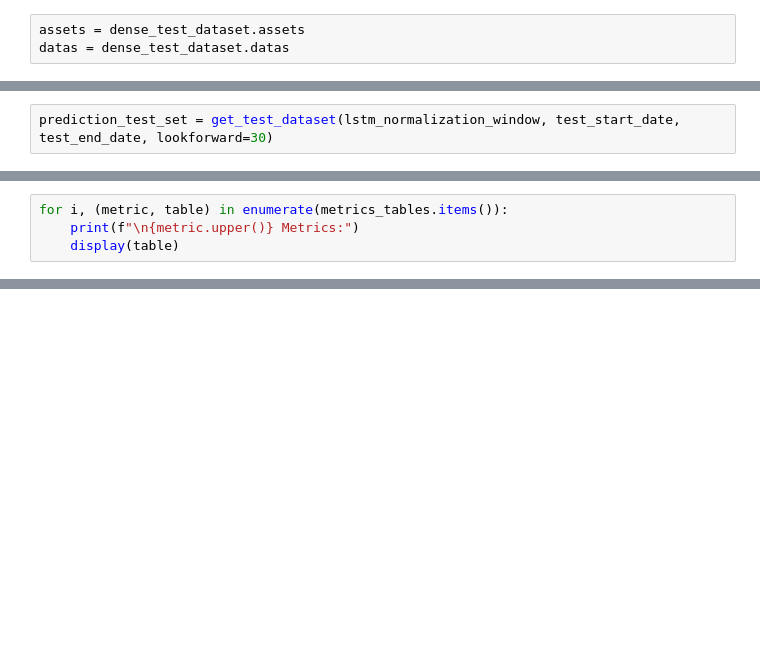
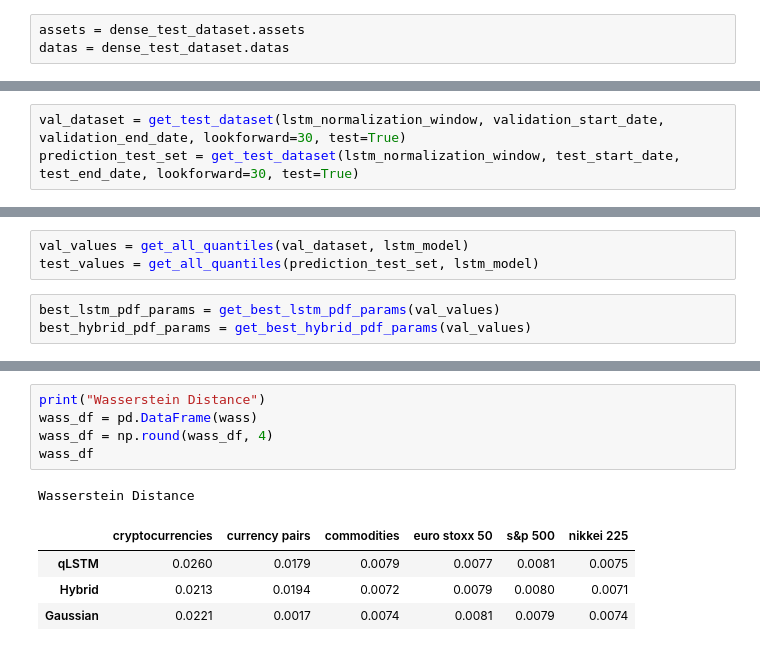
Before and after one commit to izzak98/dist-pred, a Jupyter notebook: results.ipynb, the cells around one changed output, grey strips where cells are left out. Cells and saved outputs as stored; diff of their text form; blank space fills up the shorter version.

```diff
--- a/results.ipynb
+++ b/results.ipynb
@@ -392,2 +414,3 @@ def print_aggregate_metrics(metrics: Dict):
 # %%
-prediction_test_set = get_test_dataset(lstm_normalization_window, test_start_date, test_end_date, lookforward=30)
+val_dataset = get_test_dataset(lstm_normalization_window, validation_start_date, validation_end_date, lookforward=30, test=True)
+prediction_test_set = get_test_dataset(lstm_normalization_window, test_start_date, test_end_date, lookforward=30, test=True)
@@ -623,4 +417,6 @@ metrics_tables = generate_metric_tables(results_df)
-# %%
-for i, (metric, table) in enumerate(metrics_tables.items()):
-    print(f"\n{metric.upper()} Metrics:")
-    display(table)
+# %%
+val_values = get_all_quantiles(val_dataset, lstm_model)
+test_values = get_all_quantiles(prediction_test_set, lstm_model)
+# %%
+best_lstm_pdf_params = get_best_lstm_pdf_params(val_values)
+best_hybrid_pdf_params = get_best_hybrid_pdf_params(val_values)
@@ -626,0 +639,11 @@ for i, (metric, table) in enumerate(metrics_tables.items()):
+# %%
+print("Wasserstein Distance")
+wass_df = pd.DataFrame(wass)
+wass_df = np.round(wass_df, 4)
+wass_df
+# %% [output]
+Wasserstein Distance
+|  | cryptocurrencies | currency pairs | commodities | euro stoxx 50 | s&p 500 | nikkei 225 |
+| qLSTM | 0.0260 | 0.0179 | 0.0079 | 0.0077 | 0.0081 | 0.0075 |
+| Hybrid | 0.0213 | 0.0194 | 0.0072 | 0.0079 | 0.0080 | 0.0071 |
+| Gaussian | 0.0221 | 0.0017 | 0.0074 | 0.0081 | 0.0079 | 0.0074 |
```
Also changed, not shown: parts of 36 cells of this notebook, 2 other files.
